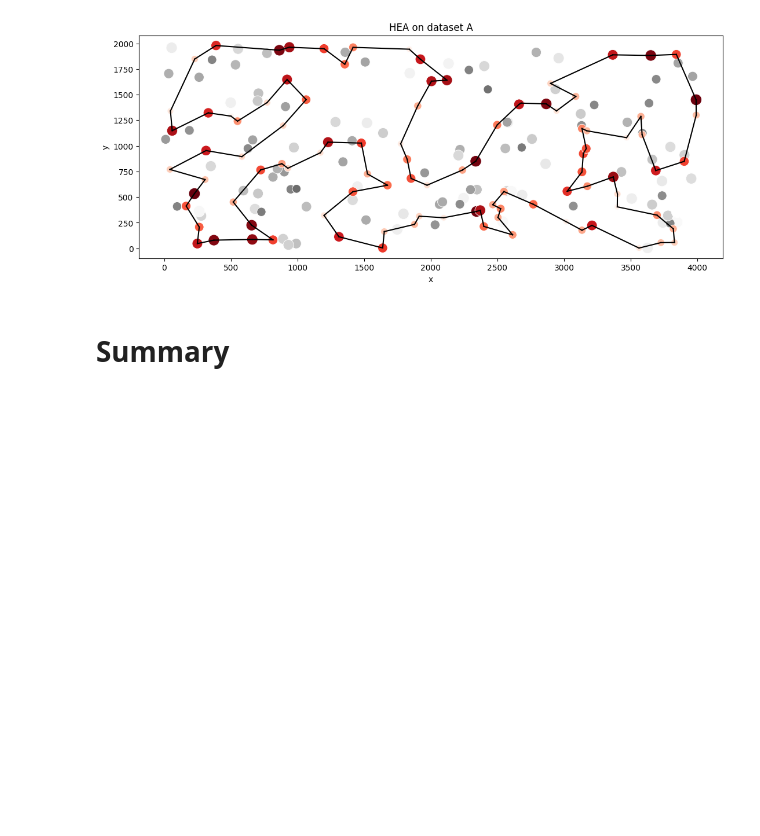
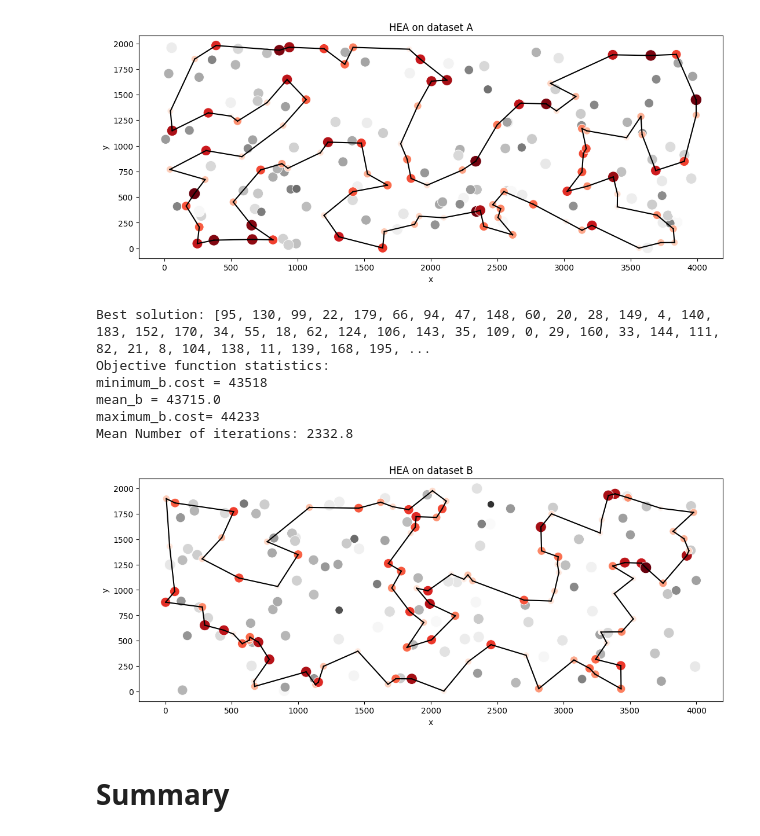
Before and after one commit to TheodorePtr/put-evolutionary-computations, a Jupyter notebook: notebooks/09-HEA.ipynb, the cells around one changed output. Drawn from its saved outputs; the diff is of its cells as text; code cells hidden in the pictures; blank space fills up the shorter version.

```diff
--- a/notebooks/09-HEA.ipynb
+++ b/notebooks/09-HEA.ipynb
@@ -259,14 +265,22 @@ metrics_b: list[HEAMetrics] = Parallel(n_jobs=-1)(
 # %%
 minimum_b = min(metrics_b, key=lambda x: x.cost)
 mean_b = sum([metric.cost for metric in metrics_b]) / len(metrics_b)
 maximum_b = max(metrics_b, key=lambda x: x.cost)
 mean_n_iterations_b = sum([metric.num_iterations for metric in metrics_b]) / len(metrics_b)
 
 print(f"Best solution: {minimum_b.solution}")
 print("Objective function statistics:")
 print(f"{minimum_b.cost = }\n{mean_b = }\n{maximum_b.cost= }")
 print(f"Mean Number of iterations: {mean_n_iterations_b}")
-plot_solution(ds_b, minimum_b.solution, title="HEA on dataset A")
+plot_solution(ds_b, minimum_b.solution, title="HEA on dataset B")
+# %% [output]
+Best solution: [95, 130, 99, 22, 179, 66, 94, 47, 148, 60, 20, 28, 149, 4, 140, 183, 152, 170, 34, 55, 18, 62, 124, 106, 143, 35, 109, 0, 29, 160, 33, 144, 111, 82, 21, 8, 104, 138, 11, 139, 168, 195, ...
+Objective function statistics:
+minimum_b.cost = 43518
+mean_b = 43715.0
+maximum_b.cost= 44233
+Mean Number of iterations: 2332.8
+[figure, added]
 # %% [markdown]
 # Summary
 # %%
```
Also changed, not shown: parts of 4 cells of this notebook, 1 other file.
